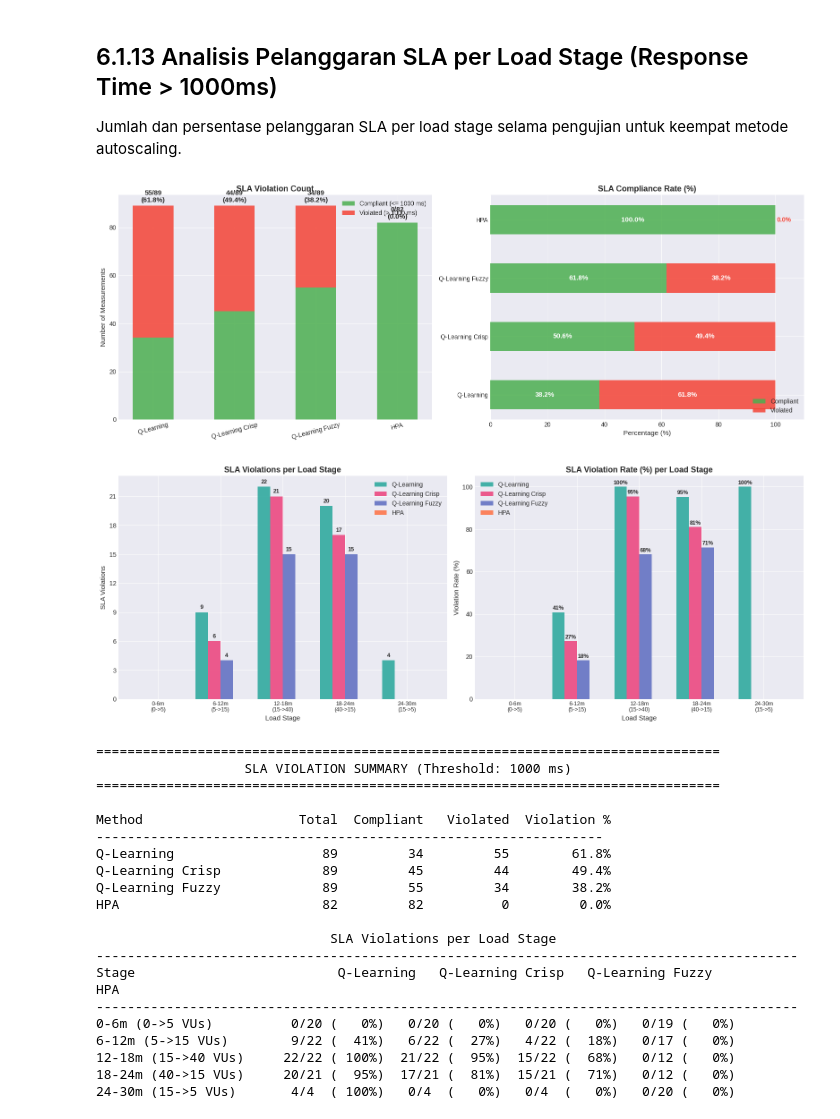
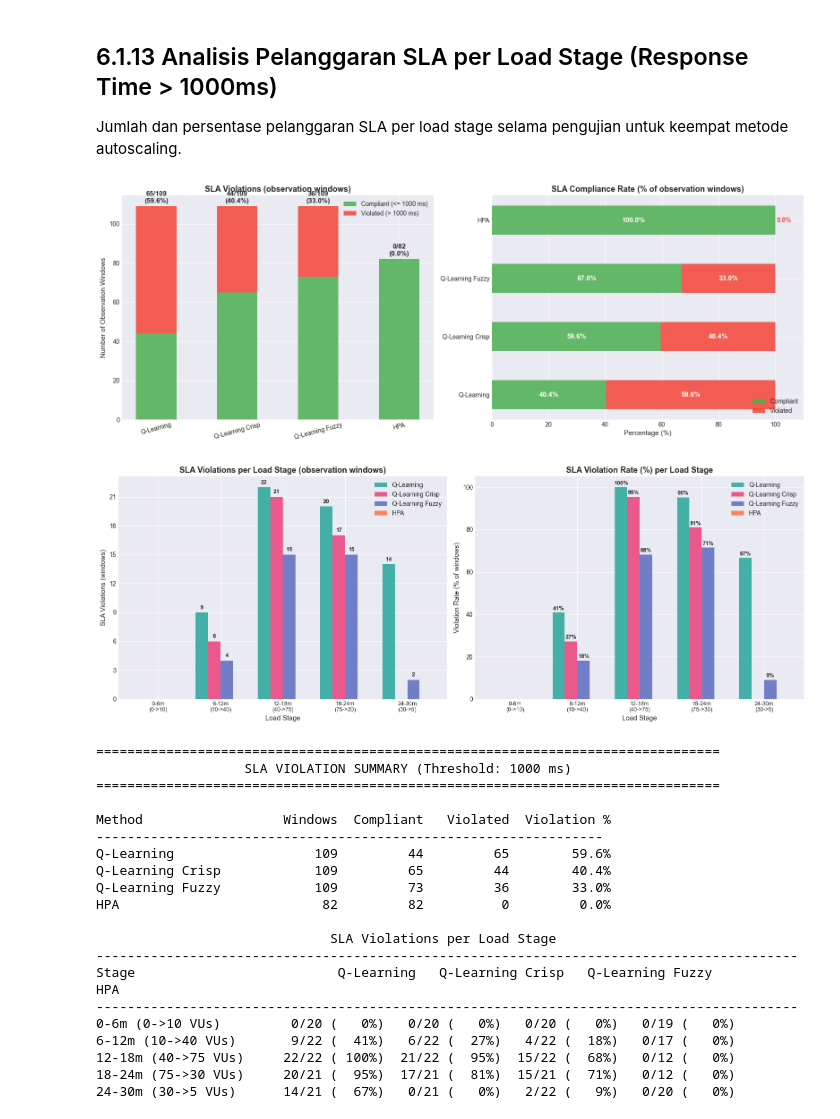
Before and after one commit to indrabrata/autoscaling-k8s-reinforcement-learning, a Jupyter notebook: analysis-dipa/testing_analysis.ipynb, the cells around one changed output. Saved outputs shown, nothing was run; the diff lists cells and outputs as text; code cells hidden in the pictures.

```diff
--- a/analysis-dipa/testing_analysis.ipynb
+++ b/analysis-dipa/testing_analysis.ipynb
@@ -35,15 +35,23 @@ print('Raw row counts:')
 for k in METHODS:
     print(f'  {LABELS[k]:<20}: {len(dfs[k])} rows')
 
-# Trim all datasets to the smallest row count for fair comparison
-min_rows = min(len(dfs[k]) for k in METHODS)
-for k in METHODS:
-    dfs[k] = dfs[k].iloc[:min_rows].reset_index(drop=True)
-print(f'\nTrimmed to {min_rows} rows (smallest dataset)')
-
 # Use elapsed time (seconds from start) for x-axis alignment
 for k in METHODS:
     dfs[k]['elapsed_s'] = (dfs[k]['timestamp'] - dfs[k]['timestamp'].iloc[0]).dt.total_seconds()
+
+# Trim on a COMMON TIME HORIZON, not on a common row count.
+#
+# The collector samples every ~COLLECT_INTERVAL seconds, but the effective cadence
+# differs per run (RL runs ~16.2 s/row, HPA ~17.3 s/row, plus occasional gaps), so
+# an equal number of rows does NOT mean equal wall-clock coverage. Cutting every run
+# to the smallest row count (92) would end the RL runs at ~1500 s while HPA keeps its
+# full ~1947 s - the RL runs would lose the k6 ramp-down stage, which is exactly their
+# best-latency period, inflating their SLO violation rate by 6-9 pp. Aligning on
+# elapsed time keeps every method on the same slice of the load profile.
+HORIZON_S = min(dfs[k]['elapsed_s'].max() for k in METHODS)
+for k in METHODS:
+    dfs[k] = dfs[k].loc[dfs[k]['elapsed_s'] <= HORIZON_S].reset_index(drop=True)
+print(f'\nTrimmed to a common horizon of {HORIZON_S:.0f}s ({HORIZON_S / 60:.1f} min)')
 
 print('\nAfter trimming:')
 for k in METHODS:
@@ -693,6 +906,9 @@ plt.show()
 Jumlah dan persentase pelanggaran SLA per load stage selama pengujian untuk keempat metode autoscaling.
 # %%
 SLA_THRESHOLD = 1000  # ms (from .env MAX_RESPONSE_TIME)
+
+# As in 6.1.7: the unit of counting is the OBSERVATION WINDOW (one CSV row = the mean
+# of the per-endpoint P90s over one ~15 s window), not the individual request.
 
 datasets_sla = datasets
 
@@ -727,8 +943,8 @@ for i in range(len(methods)):
     pct = v / t * 100 if t > 0 else 0
     ax.text(i, t + 1, f'{v}/{t}\n({pct:.1f}%)', ha='center', va='bottom', fontsize=11, fontweight='bold')
 
-ax.set_ylabel('Number of Measurements', fontsize=11)
-ax.set_title('SLA Violation Count', fontsize=13, fontweight='bold')
+ax.set_ylabel('Number of Observation Windows', fontsize=11)
+ax.set_title('SLA Violations (observation windows)', fontsize=13, fontweight='bold')
 ax.set_xticks(x)
 ax.set_xticklabels(methods, fontsize=10, rotation=15)
 ax.legend(fontsize=10)
@@ -750,7 +966,7 @@ for i in range(len(methods)):
         ax.text(100.5, i, f'{pct_v[i]:.1f}%', ha='left', va='center', fontsize=10, fontweight='bold', color='#F44336')
 
 ax.set_xlabel('Percentage (%)', fontsize=11)
-ax.set_title('SLA Compliance Rate (%)', fontsize=13, fontweight='bold')
+ax.set_title('SLA Compliance Rate (% of observation windows)', fontsize=13, fontweight='bold')
 ax.set_yticks(x)
 ax.set_yticklabels(methods, fontsize=10)
 ax.set_xlim(0, 110)
@@ -761,8 +977,8 @@ plt.show()
 
 # --- 2) SLA violations per load stage ---
 stage_boundaries_min = list(zip(k6_times_min[:-1], k6_times_min[1:]))
-stage_names_short = ['0-6m\n(0->5)', '6-12m\n(5->15)', '12-18m\n(15->40)',
-                     '18-24m\n(40->15)', '24-30m\n(15->5)']
+stage_names_short = ['0-6m\n(0->10)', '6-12m\n(10->40)', '12-18m\n(40->75)',
+                     '18-24m\n(75->30)', '24-30m\n(30->5)']
 
 fig, axes = plt.subplots(1, 2, figsize=(16, 6))
 
@@ -786,8 +1002,8 @@ for i, (key, df, label) in enumerate(datasets_sla):
                     str(val), ha='center', va='bottom', fontsize=9, fontweight='bold')
 
 ax.set_xlabel('Load Stage', fontsize=11)
-ax.set_ylabel('SLA Violations', fontsize=11)
-ax.set_title('SLA Violations per Load Stage', fontsize=13, fontweight='bold')
+ax.set_ylabel('SLA Violations (windows)', fontsize=11)
+ax.set_title('SLA Violations per Load Stage (observation windows)', fontsize=13, fontweight='bold')
 ax.set_xticks(x_stage)
 ax.set_xticklabels(stage_names_short, fontsize=9)
 ax.legend(fontsize=10)
@@ -811,7 +1027,7 @@ for i, (key, df, label) in enumerate(datasets_sla):
                     f'{val:.0f}%', ha='center', va='bottom', fontsize=9, fontweight='bold')
 
 ax.set_xlabel('Load Stage', fontsize=11)
-ax.set_ylabel('Violation Rate (%)', fontsize=11)
+ax.set_ylabel('Violation Rate (% of windows)', fontsize=11)
 ax.set_title('SLA Violation Rate (%) per Load Stage', fontsize=13, fontweight='bold')
 ax.set_xticks(x_stage)
 ax.set_xticklabels(stage_names_short, fontsize=9)
@@ -820,55 +1036,55 @@ ax.legend(fontsize=10)
 plt.tight_layout()
 plt.show()
 
 # --- 3) Summary Table ---
 print(f'\n{"=" * 80}')
 print(f'{"SLA VIOLATION SUMMARY (Threshold: " + str(SLA_THRESHOLD) + " ms)":^80}')
 print(f'{"=" * 80}')
-print(f'\n{"Method":<22} {"Total":>8} {"Compliant":>10} {"Violated":>10} {"Violation %":>12}')
+print(f'\n{"Method":<22} {"Windows":>8} {"Compliant":>10} {"Violated":>10} {"Violation %":>12}')
 print(f'{"-" * 65}')
 for label in methods:
     s = sla_stats[label]
     print(f'{label:<22} {s["total"]:>8} {s["compliant"]:>10} {s["violated"]:>10} {s["pct_violated"]:>11.1f}%')
 
 print(f'\n{"SLA Violations per Load Stage":^90}')
 print(f'{"-" * 90}')
-stage_names_full = ['0-6m (0->5 VUs)', '6-12m (5->15 VUs)', '12-18m (15->40 VUs)',
-                    '18-24m (40->15 VUs)', '24-30m (15->5 VUs)']
+stage_names_full = ['0-6m (0->10 VUs)', '6-12m (10->40 VUs)', '12-18m (40->75 VUs)',
+                    '18-24m (75->30 VUs)', '24-30m (30->5 VUs)']
 header = f'{"Stage":<22}'
 for key, df, label in datasets_sla:
     header += f' {label:>18}'
 print(header)
 print(f'{"-" * 90}')
 for stage_name, (t_start, t_end) in zip(stage_names_full, stage_boundaries_min):
     row = f'{stage_name:<22}'
     for key, df, label in datasets_sla:
         mask = (df['elapsed_min'] >= t_start) & (df['elapsed_min'] < t_end)
         valid_mask = df.loc[mask, 'response_time_ms'].notna() & (df.loc[mask, 'response_time_ms'] > 0)
         total = valid_mask.sum()
         viol = (df.loc[mask].loc[valid_mask, 'response_time_ms'] > SLA_THRESHOLD).sum()
         pct = viol / total * 100 if total > 0 else 0
         row += f' {viol:>3}/{total:<3}({pct:>4.0f}%)'
     print(row)
 # %% [output]
-[figure, old version]
+[figure, new version]
-[figure, old version]
+[figure, new version]
 ================================================================================
                    SLA VIOLATION SUMMARY (Threshold: 1000 ms)
 ================================================================================
 
-Method                    Total  Compliant   Violated  Violation %
+Method                  Windows  Compliant   Violated  Violation %
 -----------------------------------------------------------------
-Q-Learning                   89         34         55        61.8%
-Q-Learning Crisp             89         45         44        49.4%
-Q-Learning Fuzzy             89         55         34        38.2%
+Q-Learning                  109         44         65        59.6%
+Q-Learning Crisp            109         65         44        40.4%
+Q-Learning Fuzzy            109         73         36        33.0%
 HPA                          82         82          0         0.0%
 
                               SLA Violations per Load Stage
 ------------------------------------------------------------------------------------------
 Stage                          Q-Learning   Q-Learning Crisp   Q-Learning Fuzzy                HPA
 ------------------------------------------------------------------------------------------
-0-6m (0->5 VUs)          0/20 (   0%)   0/20 (   0%)   0/20 (   0%)   0/19 (   0%)
-6-12m (5->15 VUs)        9/22 (  41%)   6/22 (  27%)   4/22 (  18%)   0/17 (   0%)
-12-18m (15->40 VUs)     22/22 ( 100%)  21/22 (  95%)  15/22 (  68%)   0/12 (   0%)
-18-24m (40->15 VUs)     20/21 (  95%)  17/21 (  81%)  15/21 (  71%)   0/12 (   0%)
-24-30m (15->5 VUs)       4/4  ( 100%)   0/4  (   0%)   0/4  (   0%)   0/20 (   0%)
+0-6m (0->10 VUs)         0/20 (   0%)   0/20 (   0%)   0/20 (   0%)   0/19 (   0%)
+6-12m (10->40 VUs)       9/22 (  41%)   6/22 (  27%)   4/22 (  18%)   0/17 (   0%)
+12-18m (40->75 VUs)     22/22 ( 100%)  21/22 (  95%)  15/22 (  68%)   0/12 (   0%)
+18-24m (75->30 VUs)     20/21 (  95%)  17/21 (  81%)  15/21 (  71%)   0/12 (   0%)
+24-30m (30->5 VUs)      14/21 (  67%)   0/21 (   0%)   2/22 (   9%)   0/20 (   0%)
```
Also changed, not shown: parts of 15 cells of this notebook, 1 other file.
